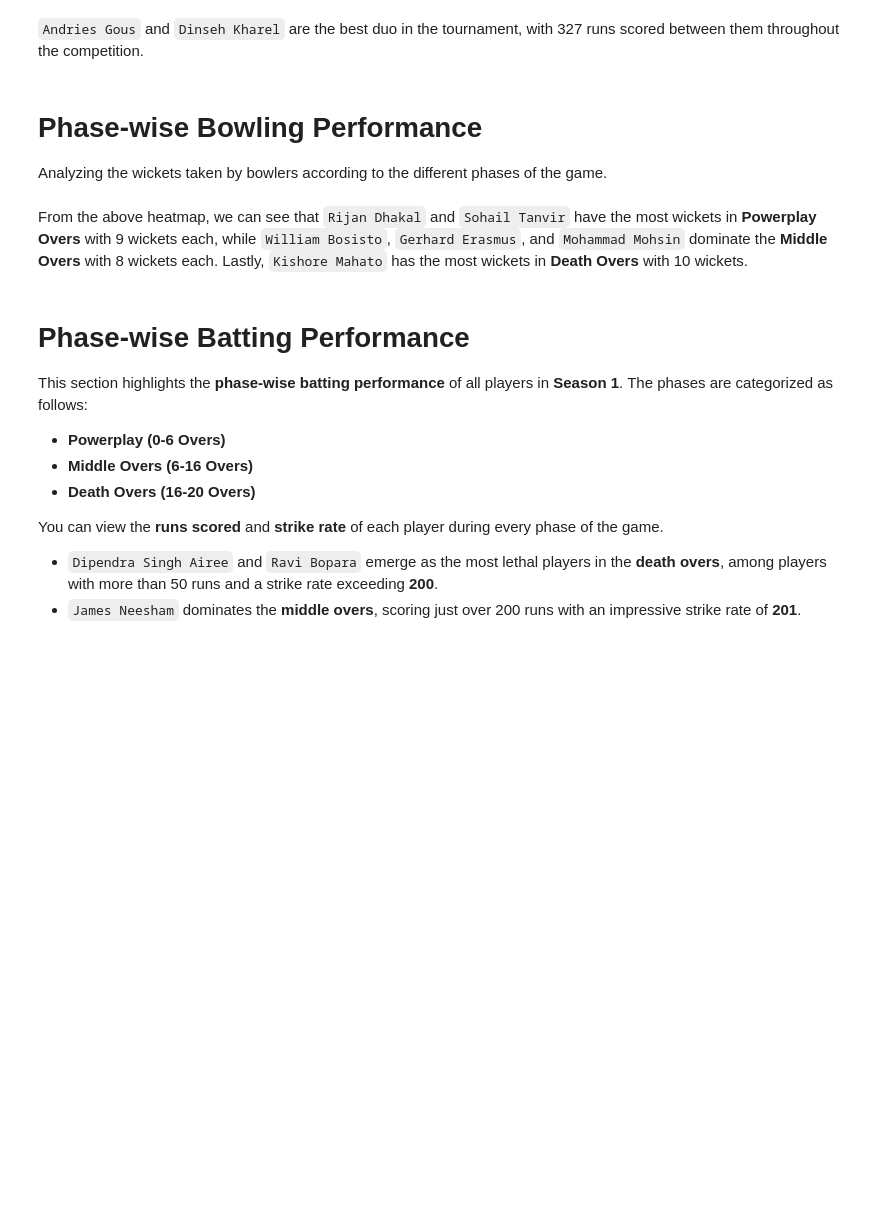
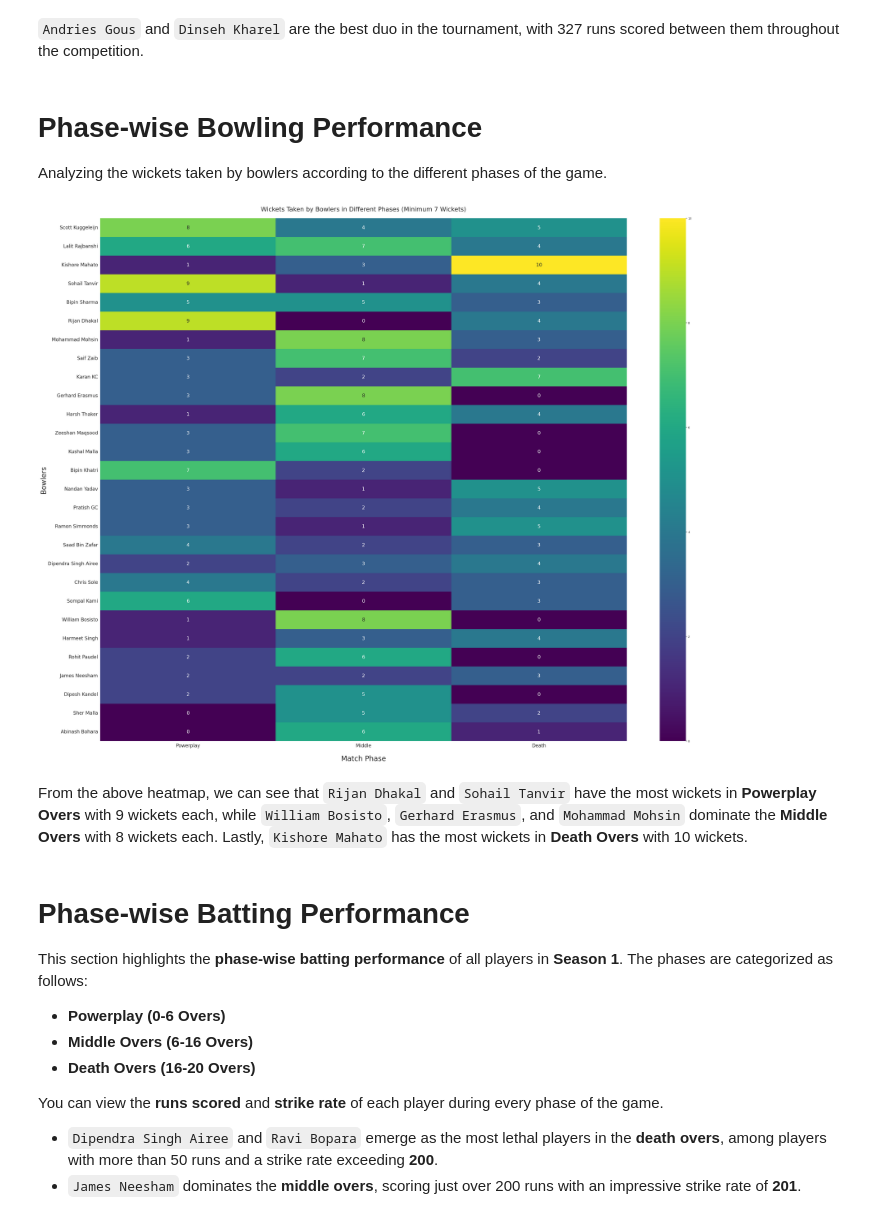
Before and after one commit to samarpan-rai11/Nepal-Premier-League-NPL-Analysis, a Jupyter notebook: nepal-premier-league-npl-analysis.ipynb, the cells around one changed output. Saved outputs shown, nothing was run; the diff lists cells and outputs as text; code cells hidden in the pictures; blank space fills up the shorter version.

```diff
--- a/nepal-premier-league-npl-analysis.ipynb
+++ b/nepal-premier-league-npl-analysis.ipynb
@@ -477,34 +564,37 @@ Analyzing the wickets taken by bowlers according to the different phases of the
 ball['ball_over'] = pd.to_numeric(ball['ball_over'], errors='coerce')
 ball['phase'] = pd.cut(ball['ball_over'],
                       bins = [0, 6, 16, 20],
-                      labels = ['Powerplay','Middle','Death'])
+                      labels = ['Powerplay','Middle','Death'],
+                      right=False)
 
 mask = ~ball['dismissal_kind'].isin(['Runout', 'Retired Hurt'])
 filtered_ball = ball[mask]
 
 # when doing groupby use reset_index() to convert it into structured dataframe
 phase_wk = filtered_ball.groupby(['bowler','phase'], observed=False)['dismissal_kind'].count().reset_index()
 
 total_wk = phase_wk.groupby('bowler')['dismissal_kind'].sum().reset_index()
 total_wk.rename(columns={'dismissal_kind':'total_wk'}, inplace=True)
 
 # Sorting accordin to total wickets
 sorted_bowlers = total_wk[total_wk['total_wk'] > 6].sort_values(by='total_wk', ascending=False)['bowler']
 
 phase_wk = phase_wk.merge(total_wk, on='bowler')
 phase_wk = phase_wk[phase_wk['bowler'].isin(sorted_bowlers)]
 
 final= phase_wk.pivot(index='bowler', columns='phase', values='dismissal_kind').fillna(0)
 final = final.reindex(index=sorted_bowlers)
 
 plt.figure(figsize=(50, 40))
 sns.heatmap(final, cmap='viridis', annot=True, annot_kws={'size': 20})
 plt.title("Wickets Taken by Bowlers in Different Phases (Minimum 7 Wickets)", fontsize=26, pad=30)
 plt.xlabel("Match Phase", fontsize=30, labelpad=30)
 plt.ylabel("Bowlers", fontsize=30)
 plt.xticks(fontsize=20)
 plt.yticks(fontsize=20)
 plt.show()
+# %% [output]
+[figure, added]
 # %% [markdown]
 From the above heatmap, we can see that `Rijan Dhakal` and `Sohail Tanvir` have the most wickets in **Powerplay Overs** with 9 wickets each, while `William Bosisto`, `Gerhard Erasmus`, and `Mohammad Mohsin` dominate the **Middle Overs** with 8 wickets each. Lastly, `Kishore Mahato` has the most wickets in **Death Overs** with 10 wickets.
 # %% [markdown]
```
Also changed, not shown: parts of 27 cells of this notebook.
